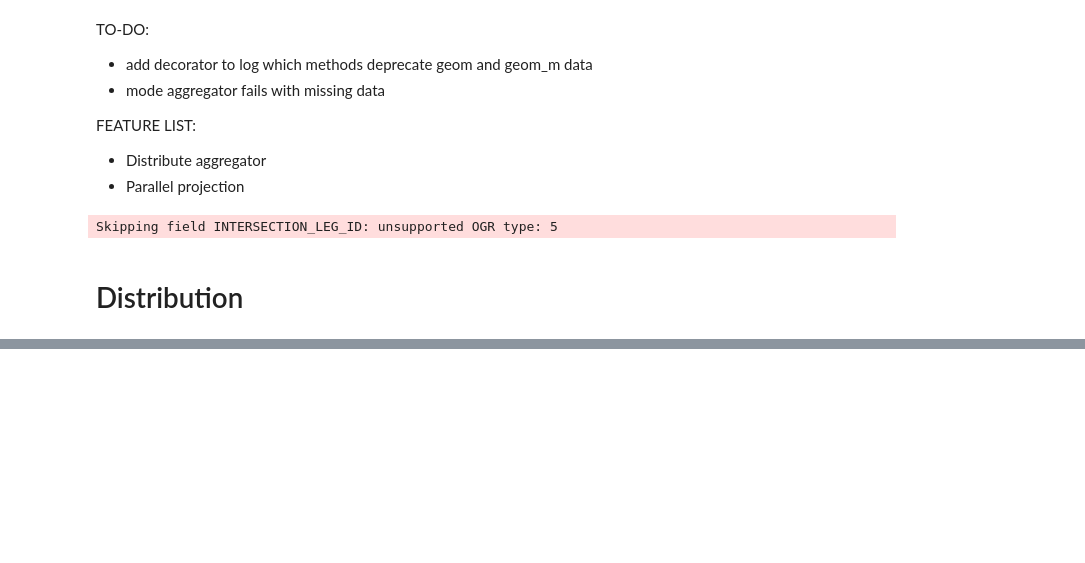
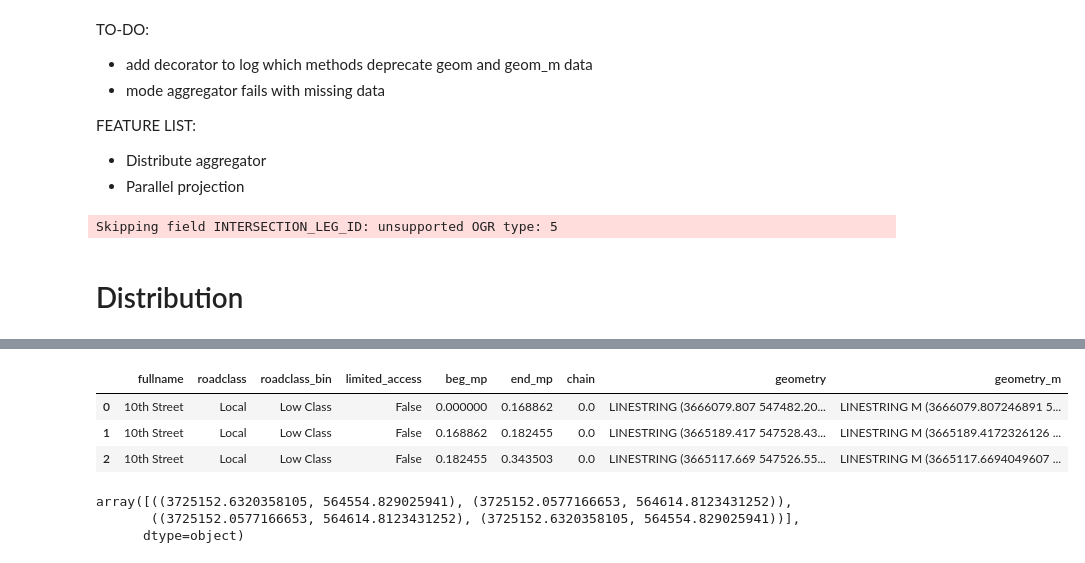
Before and after one commit to tariqshihadah/linref, a Jupyter notebook: testing.ipynb, the cells around one changed output, grey strips where cells are left out. Cells and saved outputs as stored; diff of their text form; code cells hidden in the pictures; blank space fills up the shorter version.

Commit message:
attempt array-based line_merge_m

```diff
--- a/testing.ipynb
+++ b/testing.ipynb
@@ -47,0 +96,13 @@ segments['distributed'] = relation['CRASH_SEVERITY_CD'].distribute(decay_size=2,
+# %%
+roads.lr.get_group(group)
+# %% [output]
+|  | fullname | roadclass | roadclass_bin | limited_access | beg_mp | end_mp | chain | geometry | geometry_m |
+| 0 | 10th Street | Local | Low Class | False | 0.000000 | 0.168862 | 0.0 | LINESTRING (3666079.807 547482.20... | LINESTRING M (3666079.807246891 5... |
+| 1 | 10th Street | Local | Low Class | False | 0.168862 | 0.182455 | 0.0 | LINESTRING (3665189.417 547528.43... | LINESTRING M (3665189.4172326126 ... |
+| 2 | 10th Street | Local | Low Class | False | 0.182455 | 0.343503 | 0.0 | LINESTRING (3665117.669 547526.55... | LINESTRING M (3665117.6694049607 ... |
+# %%
+roads.lr.get_group(('Acadiana Place', 1))['geometry'].apply(lambda g: (g.coords[0], g.coords[-1])).values
+# %% [output]
+array([((3725152.6320358105, 564554.829025941), (3725152.0577166653, 564614.8123431252)),
+       ((3725152.0577166653, 564614.8123431252), (3725152.6320358105, 564554.829025941))],
+      dtype=object)
```
Also changed, not shown: parts of 10 cells of this notebook, 9 other files.
